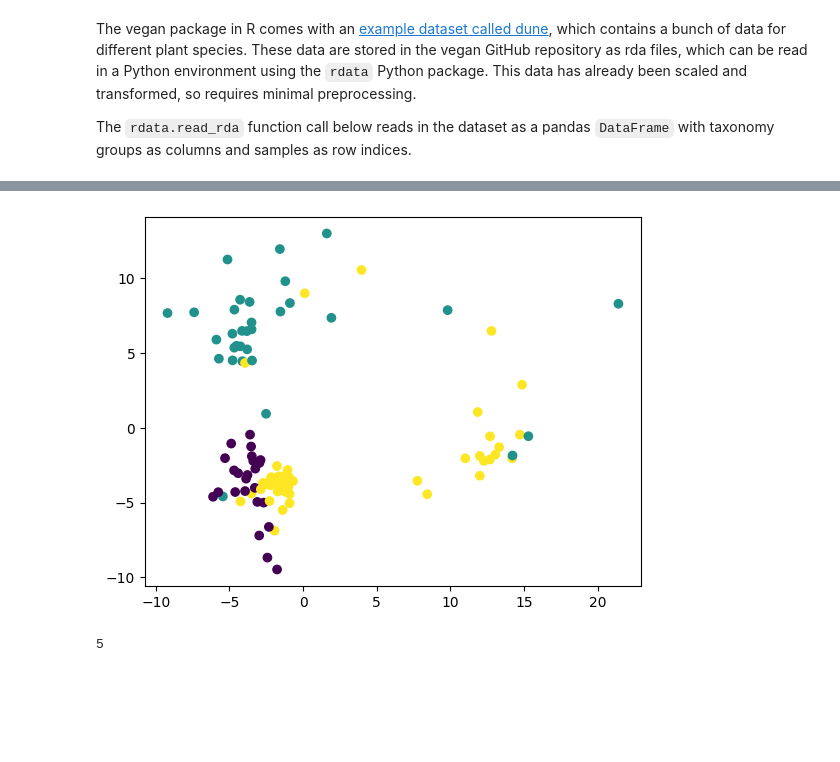
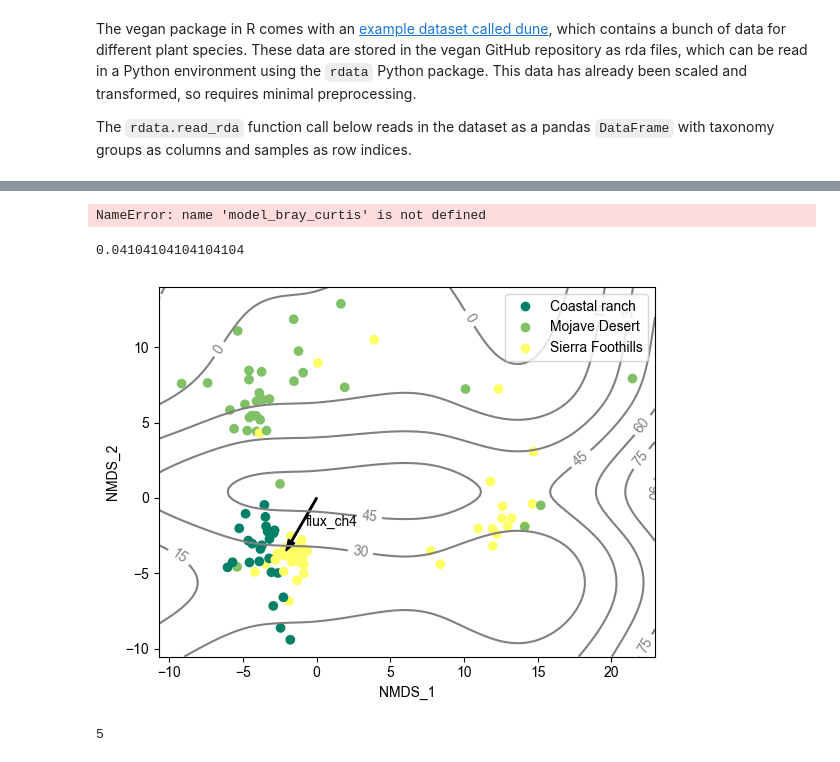
Before and after one commit to pipparichter/methanotrophy, a Jupyter notebook: sandbox.ipynb, the cells around one changed output, grey strips where cells are left out. Drawn from its saved outputs; the diff is of its cells as text; code cells hidden in the pictures; blank space fills up the shorter version.

```diff
--- a/sandbox.ipynb
+++ b/sandbox.ipynb
@@ -52,6 +57,9 @@ with open('asv_matrix.mtx', 'rb') as f:
 # data = data.transpose()
 # M = CountMatrix(level='asv').from_pandas(data)
 
-n_components = 2
-model_bray_curtis = NonmetricMultidimensionalScaling(n_components=n_components, metric='bray-curtis', max_tries=200)
-model_bray_curtis.fit(M)
+# n_components = 2
+# model_bray_curtis = NonmetricMultidimensionalScaling(n_components=n_components, metric='bray-curtis', max_tries=200)
+# model_bray_curtis.fit(M)
+
+model = CanonicalCorrespondenceAnalysis(fields=['moisture'])
+model.fit(dune_M)
@@ -80,8 +71,19 @@ model_bray_curtis.stress
+# %%
+model_bray_curtis.stress
+model_bray_curtis.fit_vector(M.metadata.get('flux_ch4'))
+model_bray_curtis.fit_surface(M.metadata.get('flux_ch4'))
+# %% [output]
+NameError: name 'model_bray_curtis' is not defined
+# %%
+model_bray_curtis.vector_fits['flux_ch4'].p
+# %% [output]
+0.04104104104104104
 # %%
 # model_bray_curtis.plot(colors=dune_M.get_metadata('management'))
-model_bray_curtis.plot(colors=M.get_metadata('site'))
+model_bray_curtis.plot(colors=M.get_metadata('site'), show_surface_fit='flux_ch4', show_vector_fit=['flux_ch4'])
+plt.show()
 # %% [output]
-[figure, old version]
+[figure, new version]
 # %%
 model_bray_curtis.model.n_iter_
 # %% [output]
```
Also changed, not shown: parts of 5 cells of this notebook, 5 other files.
